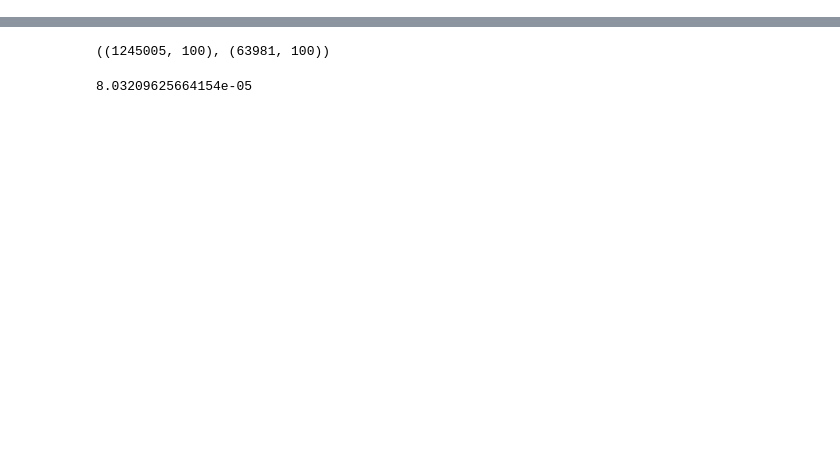
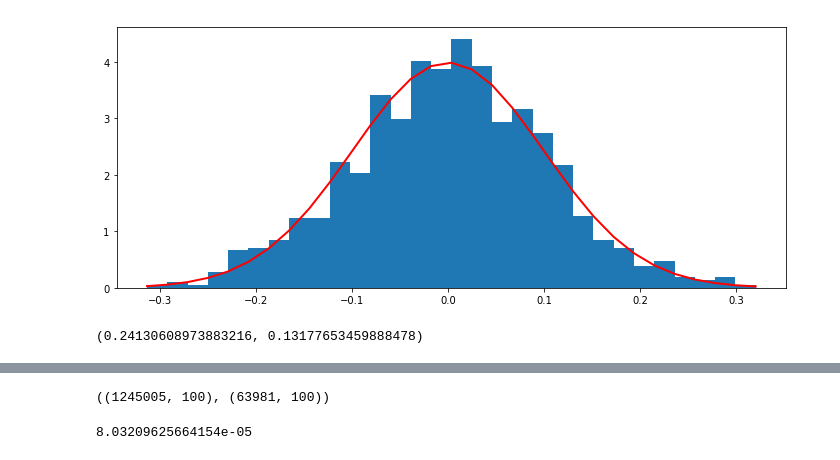
Before and after one commit to kaducovas/DeepRinger, a Jupyter notebook: notebooks/COC800.ipynb, the cells around one changed output, grey strips where cells are left out. Drawn from its saved outputs; the diff is of its cells as text; code cells hidden in the pictures; blank space fills up the shorter version.

```diff
--- a/notebooks/COC800.ipynb
+++ b/notebooks/COC800.ipynb
@@ -33,0 +41,10 @@ from keras import backend as K
+# %%
+mu, sigma = 0, 0.1 # mean and standard deviation
+s = np.random.normal(mu, sigma, 1000)
+count, bins, ignored = plt.hist(s, 30, normed=True)
+plt.plot(bins, 1/(sigma * np.sqrt(2 * np.pi)) *
+    np.exp( - (bins - mu)**2 / (2 * sigma**2) ),
+    linewidth=2, color='r')
+plt.show()
+# %% [output]
+[figure, added]
@@ -33,0 +106,12 @@ from keras import backend as K
+# %%
+x = np.random.normal(0, 0.1, 1000000)
+#x = np.random.exponential(1, 1000000)
+#y = np.random.exponential(1, 1000000)
+#x=y
+y = np.random.normal(0, 0.1, 1000000)
+rr= calc_MI2(x,y)
+pdf =np.sqrt(1. - np.exp(-2 * rr))
+#kl_value,hist = KLDiv(x,y)
+print(pdf,KL(x,y))
+# %% [output]
+(0.24130608973883216, 0.13177653459888478)
```
Also changed, not shown: parts of 32 cells of this notebook, 19 other files.
